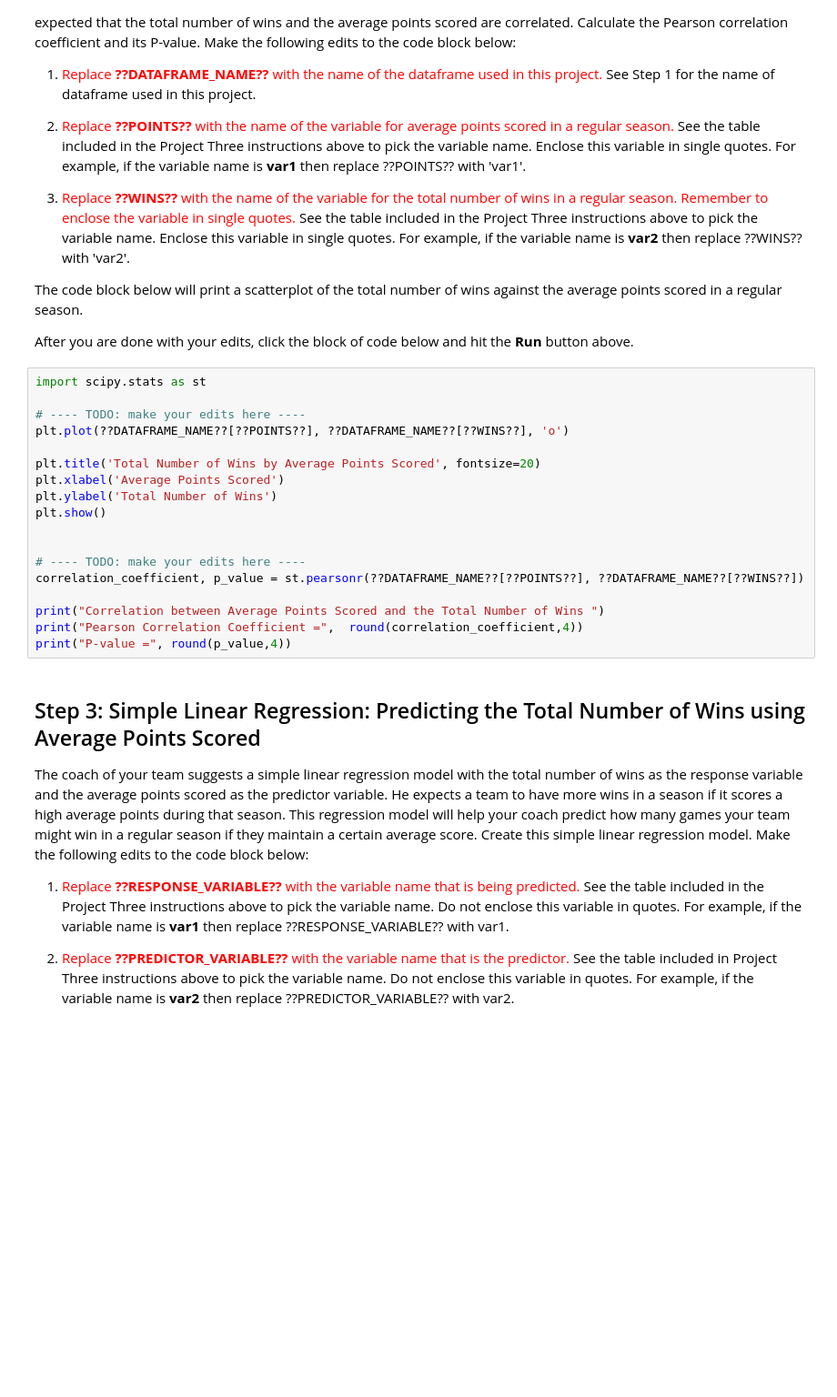
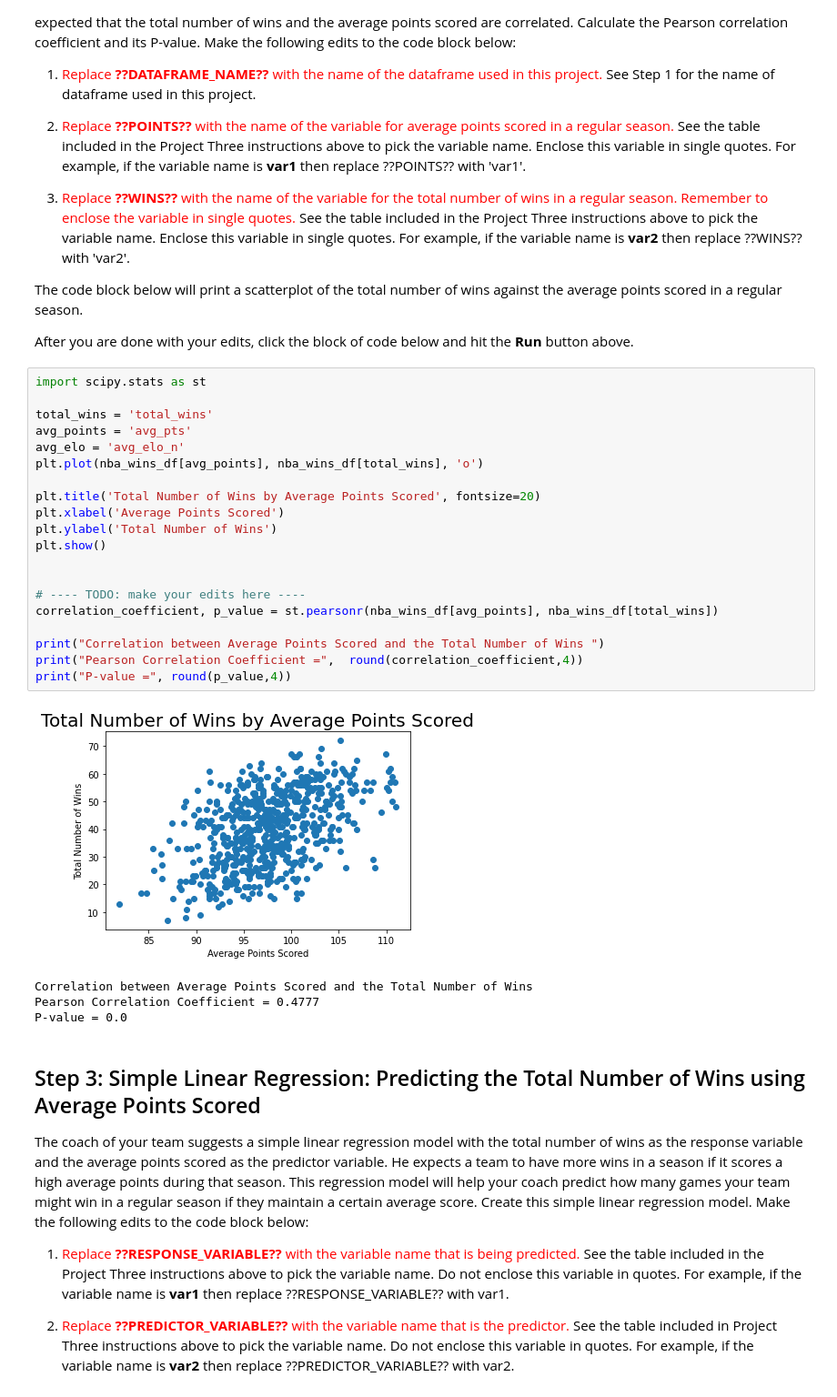
Before and after one commit to adavila0703/MAT-243-J4480-applied-statistics, a Jupyter notebook: project-3/Project Three Jupyter Script.ipynb, the cells around one changed output. Shown: that part at 91% size. Saved outputs shown, nothing was run; the diff lists cells and outputs as text; blank space fills up the shorter version.

```diff
--- a/project-3/Project Three Jupyter Script.ipynb
+++ b/project-3/Project Three Jupyter Script.ipynb
@@ -60,21 +69,28 @@ After you are done with your edits, click the block of code below and hit the **
 # %%
 import scipy.stats as st
 
-# ---- TODO: make your edits here ----
-plt.plot(??DATAFRAME_NAME??[??POINTS??], ??DATAFRAME_NAME??[??WINS??], 'o')
+total_wins = 'total_wins'
+avg_points = 'avg_pts'
+avg_elo = 'avg_elo_n'
+plt.plot(nba_wins_df[avg_points], nba_wins_df[total_wins], 'o')
 
 plt.title('Total Number of Wins by Average Points Scored', fontsize=20)
 plt.xlabel('Average Points Scored')
 plt.ylabel('Total Number of Wins')
 plt.show()
 
 
 # ---- TODO: make your edits here ----
-correlation_coefficient, p_value = st.pearsonr(??DATAFRAME_NAME??[??POINTS??], ??DATAFRAME_NAME??[??WINS??])
+correlation_coefficient, p_value = st.pearsonr(nba_wins_df[avg_points], nba_wins_df[total_wins])
 
 print("Correlation between Average Points Scored and the Total Number of Wins ")
 print("Pearson Correlation Coefficient =",  round(correlation_coefficient,4))
 print("P-value =", round(p_value,4))
+# %% [output]
+[figure, added]
+Correlation between Average Points Scored and the Total Number of Wins
+Pearson Correlation Coefficient = 0.4777
+P-value = 0.0
 # %% [markdown]
 ## Step 3: Simple Linear Regression: Predicting the Total Number of Wins using Average Points Scored
 
```
Also changed, not shown: parts of 6 cells of this notebook, 2 other files.
